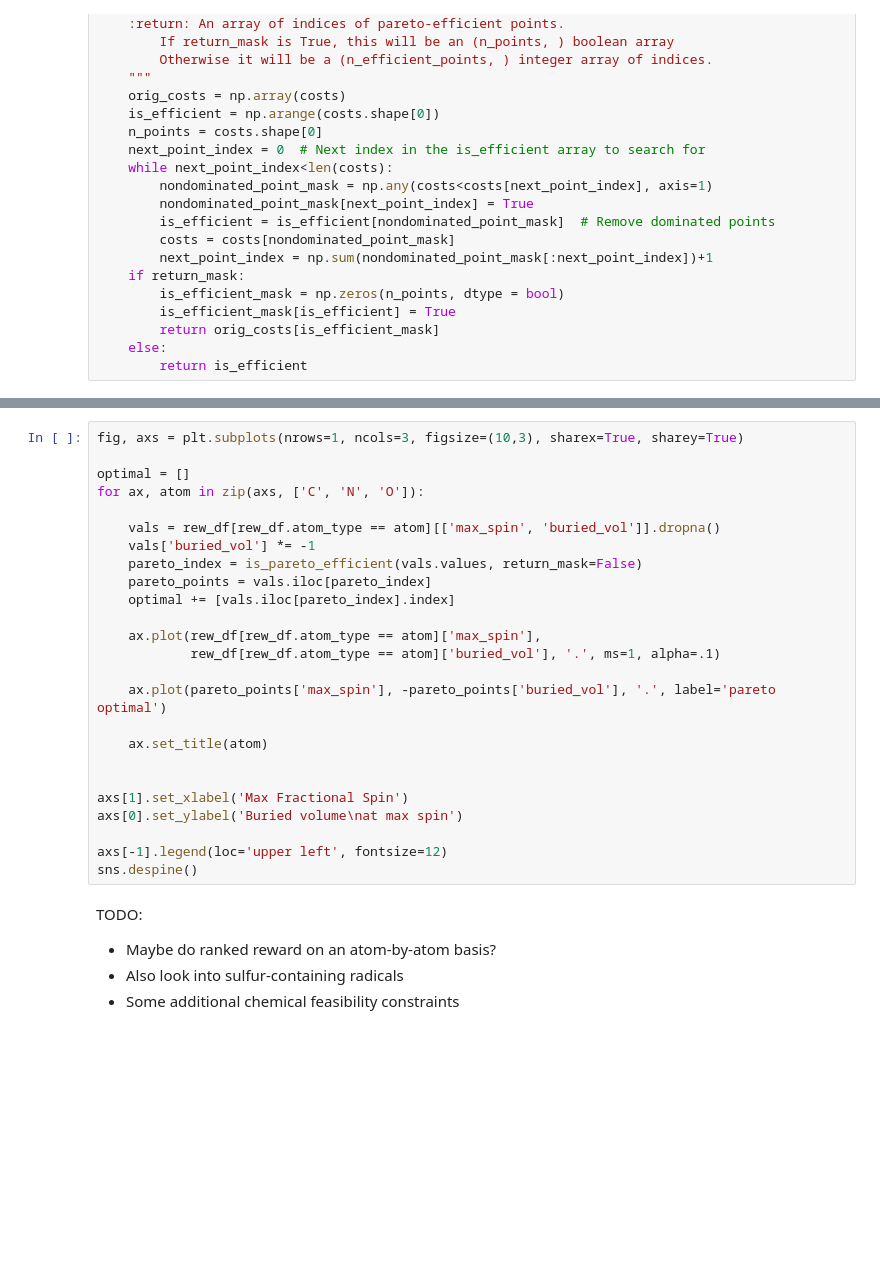
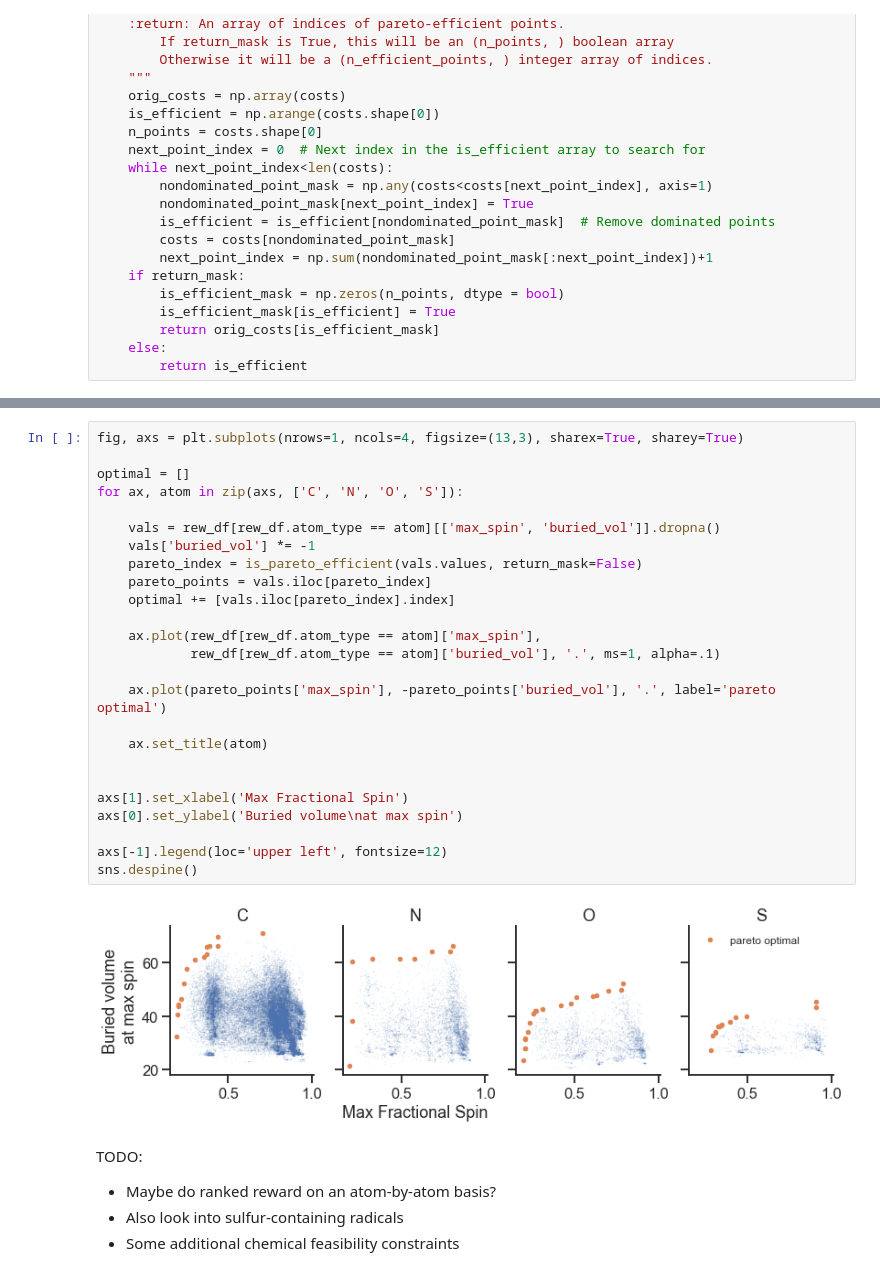
Before and after one commit to NREL/rlmolecule, a Jupyter notebook: stable_radical_optimization/monitor_progress.ipynb, the cells around one changed output, grey strips where cells are left out. Drawn from its saved outputs; the diff is of its cells as text; blank space fills up the shorter version.

```diff
--- a/stable_radical_optimization/monitor_progress.ipynb
+++ b/stable_radical_optimization/monitor_progress.ipynb
@@ -112,28 +130,30 @@ rew_df.head()
 # %%
-fig, axs = plt.subplots(nrows=1, ncols=3, figsize=(10,3), sharex=True, sharey=True)
+fig, axs = plt.subplots(nrows=1, ncols=4, figsize=(13,3), sharex=True, sharey=True)
 
 optimal = []
-for ax, atom in zip(axs, ['C', 'N', 'O']):
+for ax, atom in zip(axs, ['C', 'N', 'O', 'S']):
 
     vals = rew_df[rew_df.atom_type == atom][['max_spin', 'buried_vol']].dropna()
     vals['buried_vol'] *= -1
     pareto_index = is_pareto_efficient(vals.values, return_mask=False)
     pareto_points = vals.iloc[pareto_index]
     optimal += [vals.iloc[pareto_index].index]
 
     ax.plot(rew_df[rew_df.atom_type == atom]['max_spin'],
             rew_df[rew_df.atom_type == atom]['buried_vol'], '.', ms=1, alpha=.1)
 
     ax.plot(pareto_points['max_spin'], -pareto_points['buried_vol'], '.', label='pareto optimal')
 
     ax.set_title(atom)
 
 
 axs[1].set_xlabel('Max Fractional Spin')
 axs[0].set_ylabel('Buried volume\nat max spin')
 
 axs[-1].legend(loc='upper left', fontsize=12)
 sns.despine()
+# %% [output]
+[figure, added]
 # %% [markdown]
 TODO:
 * Maybe do ranked reward on an atom-by-atom basis?
```
Also changed, not shown: parts of 6 cells of this notebook.
